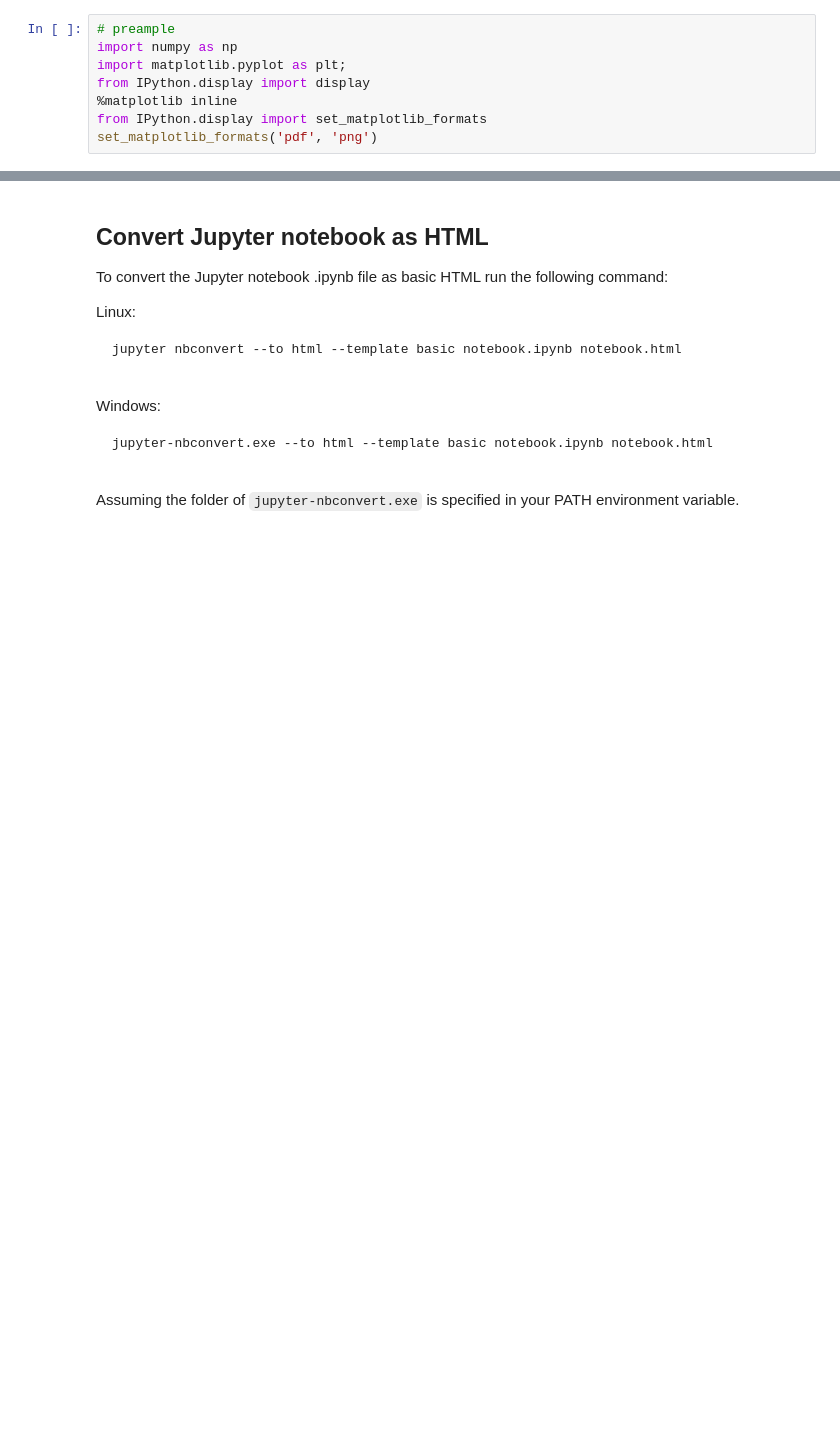
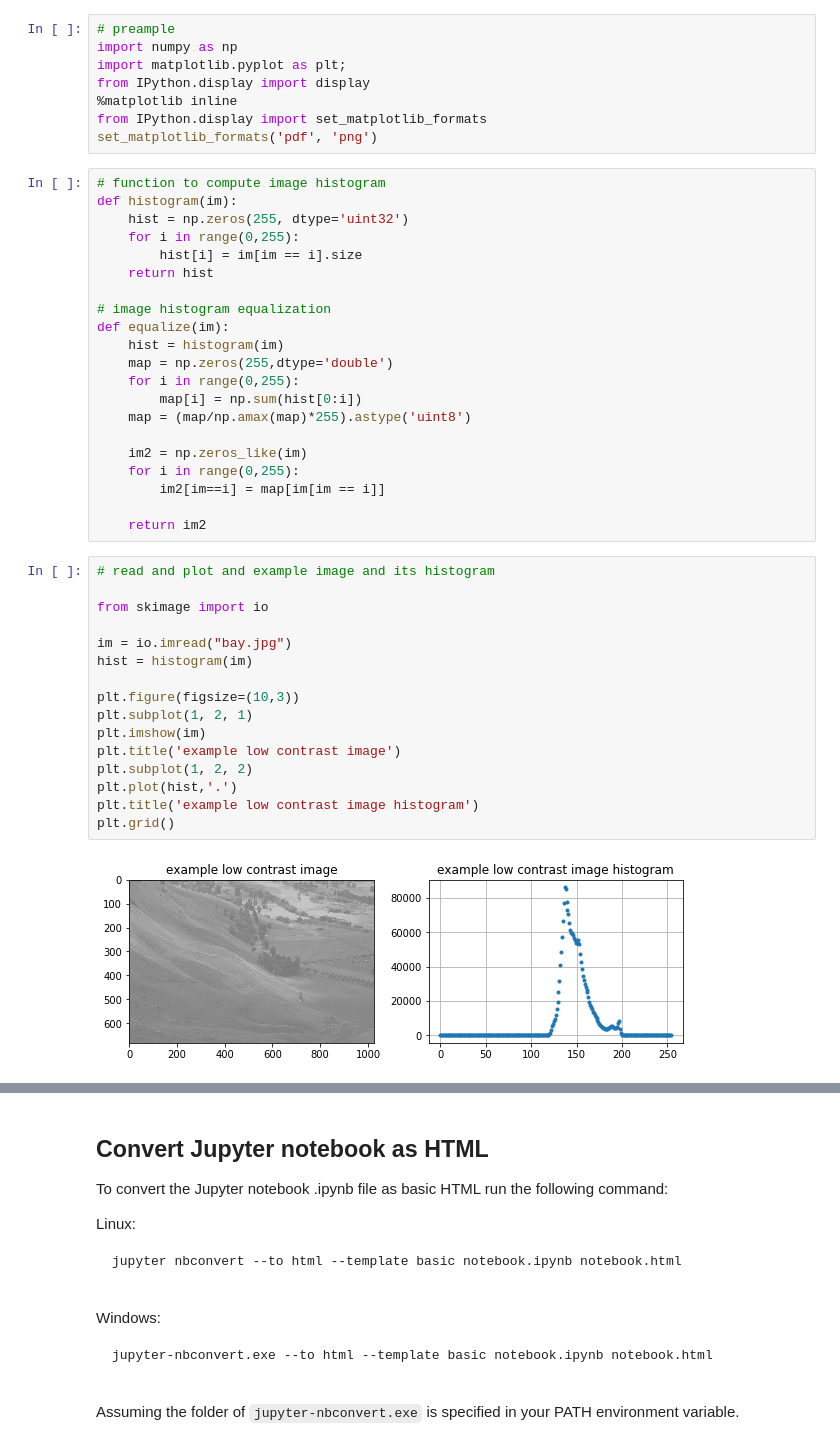
Before and after one commit to mattipellikka/blog, a Jupyter notebook: how_to_wordpress/how_to_wordpress.ipynb, the cells around one changed output, grey strips where cells are left out. Saved outputs shown, nothing was run; the diff lists cells and outputs as text; blank space fills up the shorter version.

Commit message:
Example post

```diff
--- a/how_to_wordpress/how_to_wordpress.ipynb
+++ b/how_to_wordpress/how_to_wordpress.ipynb
@@ -32,3 +71,42 @@ from IPython.display import display
 %matplotlib inline
 from IPython.display import set_matplotlib_formats
 set_matplotlib_formats('pdf', 'png')
+# %%
+# function to compute image histogram
+def histogram(im):
+    hist = np.zeros(255, dtype='uint32')
+    for i in range(0,255):
+        hist[i] = im[im == i].size
+    return hist
+
+# image histogram equalization
+def equalize(im):
+    hist = histogram(im)
+    map = np.zeros(255,dtype='double')
+    for i in range(0,255):
+        map[i] = np.sum(hist[0:i])
+    map = (map/np.amax(map)*255).astype('uint8')
+
+    im2 = np.zeros_like(im)
+    for i in range(0,255):
+        im2[im==i] = map[im[im == i]]
+
+    return im2
+# %%
+# read and plot and example image and its histogram
+
+from skimage import io
+
+im = io.imread("bay.jpg")
+hist = histogram(im)
+
+plt.figure(figsize=(10,3))
+plt.subplot(1, 2, 1)
+plt.imshow(im)
+plt.title('example low contrast image')
+plt.subplot(1, 2, 2)
+plt.plot(hist,'.')
+plt.title('example low contrast image histogram')
+plt.grid()
+# %% [output]
+[figure, added]
```
Also changed, not shown: parts of 8 cells of this notebook.
